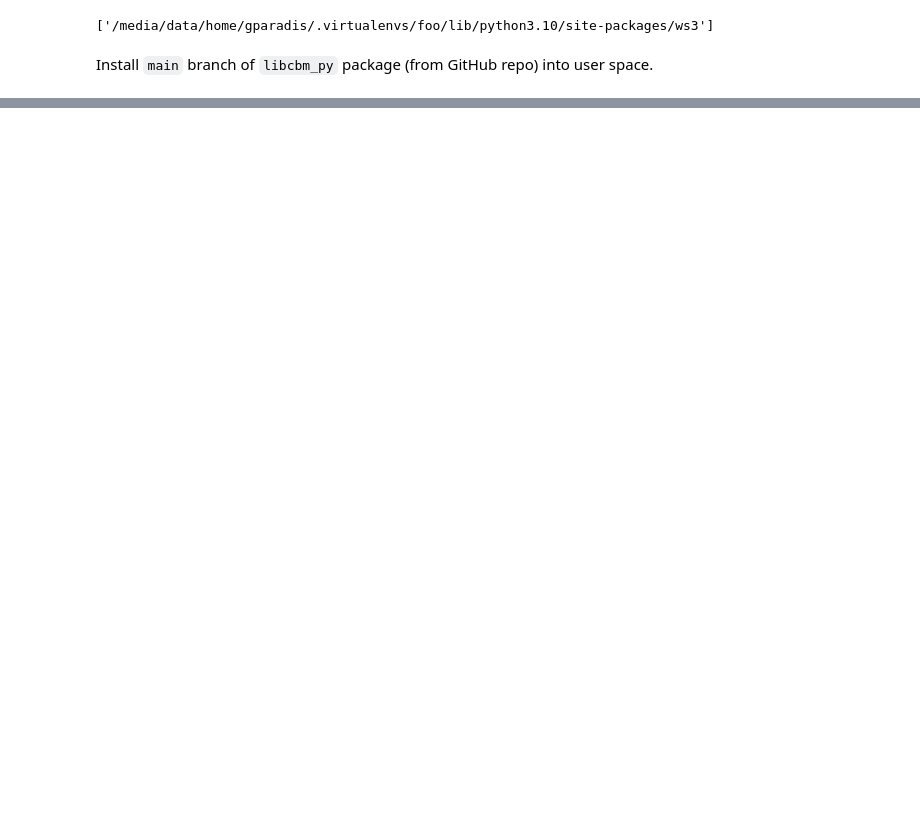
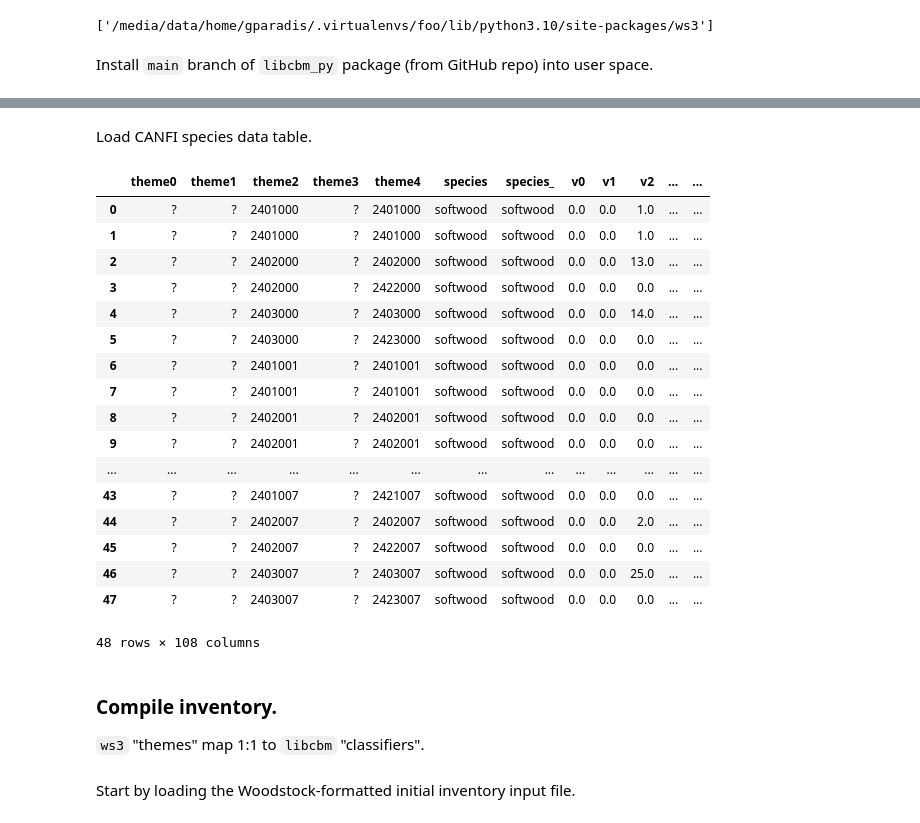
Before and after one commit to UBC-FRESH/ws3, a Jupyter notebook: examples/030_ws3_libcbm_sequential.ipynb, the cells around one changed output, grey strips where cells are left out. Drawn from its saved outputs; the diff is of its cells as text; code cells hidden in the pictures; blank space fills up the shorter version.

```diff
--- a/examples/030_ws3_libcbm_sequential.ipynb
+++ b/examples/030_ws3_libcbm_sequential.ipynb
@@ -73,0 +129,5 @@ libcbm.__path__
+# %%
+nv = 100 # this MIGHT have to match the number of ages classes in sit_age_classes (not sure)
+# %%
+data = {'theme0':[], 'theme1':[], 'theme2':[], 'theme3':[], 'theme4':[], species_classifier_colname:[], '%s_' % species_classifier_colname:[],
+        **{'v%i' % i:[] for i in range(nv + 1)}}
@@ -73,0 +137,2 @@ libcbm.__path__
+# %% [markdown]
+Load CANFI species data table.
@@ -73,0 +142,42 @@ libcbm.__path__
+# %%
+leading_species_from_dtype_key = {} # we will need this later (as leading_species needs to be a "classifier" in libcbm
+for dtype_key, ytype, curves in fm.yields[:-1]:
+    if ytype != 'a': continue
+    for yname, curve in curves:
+        for i in range(5): data['theme%i' % i].append(dtype_key[i])
+        species = 'softwood' if int(yname[-4:]) < 1200 else 'hardwood' # CANFI species codes happen to be sorted by softwood/hardwood
+        leading_species_from_dtype_key[dtype_key] = species
+        data[species_classifier_colname].append(species)
+        data['%s_' % species_classifier_colname].append(species) # just a weird libcbm data model thing...
+        #data['foo'].append(species)
+        #data['bar'].append(species) # just a weird libcbm data model thing...
+        for i in range(nv + 1): data['v%i' % i].append(curve[i * fm.period_length])
+# %%
+sit_yield = pd.DataFrame(data)
+# %%
+sit_yield
+# %% [output]
+|  | theme0 | theme1 | theme2 | theme3 | theme4 | species | species_ | v0 | v1 | v2 | ... | ... |
+| 0 | ? | ? | 2401000 | ? | 2401000 | softwood | softwood | 0.0 | 0.0 | 1.0 | ... | ... |
+| 1 | ? | ? | 2401000 | ? | 2401000 | softwood | softwood | 0.0 | 0.0 | 1.0 | ... | ... |
+| 2 | ? | ? | 2402000 | ? | 2402000 | softwood | softwood | 0.0 | 0.0 | 13.0 | ... | ... |
+| 3 | ? | ? | 2402000 | ? | 2422000 | softwood | softwood | 0.0 | 0.0 | 0.0 | ... | ... |
+| 4 | ? | ? | 2403000 | ? | 2403000 | softwood | softwood | 0.0 | 0.0 | 14.0 | ... | ... |
+| 5 | ? | ? | 2403000 | ? | 2423000 | softwood | softwood | 0.0 | 0.0 | 0.0 | ... | ... |
+| 6 | ? | ? | 2401001 | ? | 2401001 | softwood | softwood | 0.0 | 0.0 | 0.0 | ... | ... |
+| 7 | ? | ? | 2401001 | ? | 2401001 | softwood | softwood | 0.0 | 0.0 | 0.0 | ... | ... |
+| 8 | ? | ? | 2402001 | ? | 2402001 | softwood | softwood | 0.0 | 0.0 | 0.0 | ... | ... |
+| 9 | ? | ? | 2402001 | ? | 2402001 | softwood | softwood | 0.0 | 0.0 | 0.0 | ... | ... |
+| ... | ... | ... | ... | ... | ... | ... | ... | ... | ... | ... | ... | ... |
+| 43 | ? | ? | 2401007 | ? | 2421007 | softwood | softwood | 0.0 | 0.0 | 0.0 | ... | ... |
+| 44 | ? | ? | 2402007 | ? | 2402007 | softwood | softwood | 0.0 | 0.0 | 2.0 | ... | ... |
+| 45 | ? | ? | 2402007 | ? | 2422007 | softwood | softwood | 0.0 | 0.0 | 0.0 | ... | ... |
+| 46 | ? | ? | 2403007 | ? | 2403007 | softwood | softwood | 0.0 | 0.0 | 25.0 | ... | ... |
+| 47 | ? | ? | 2403007 | ? | 2423007 | softwood | softwood | 0.0 | 0.0 | 0.0 | ... | ... |
+48 rows × 108 columns
+# %% [markdown]
+### Compile inventory.
+
+`ws3` "themes" map 1:1 to `libcbm` "classifiers".
+# %% [markdown]
+Start by loading the Woodstock-formatted initial inventory input file.
```
Also changed, not shown: parts of 100 cells of this notebook, 7 other files.
